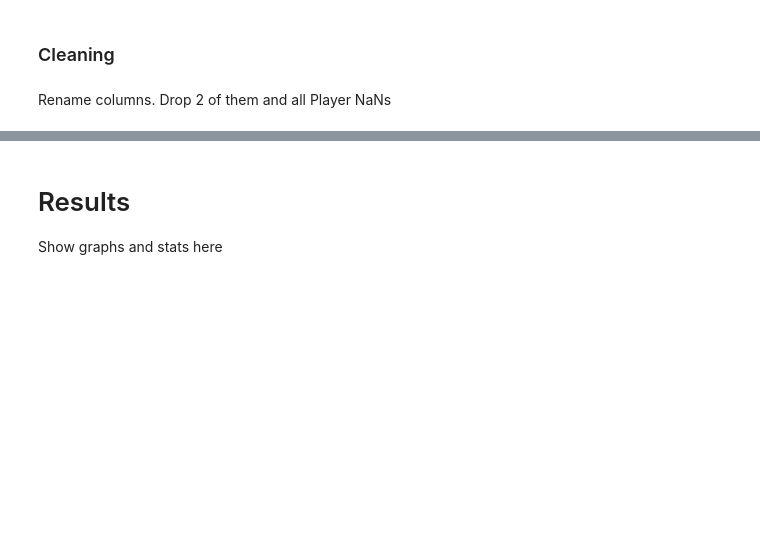
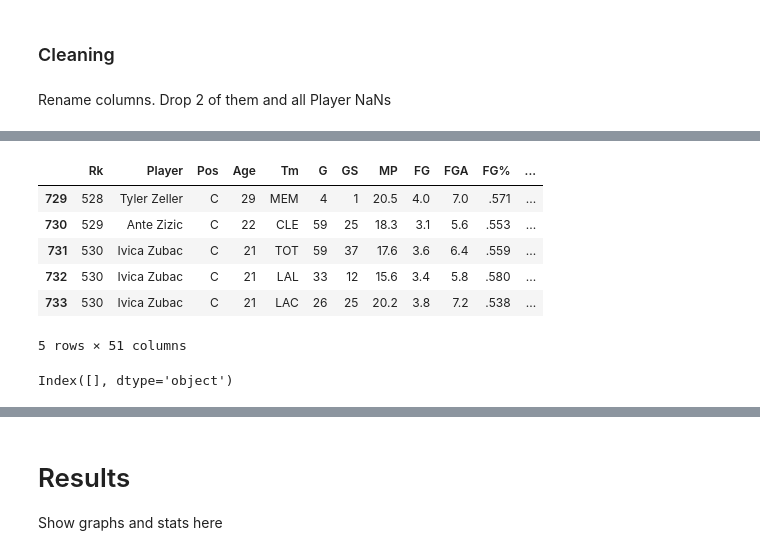
Before and after one commit to krisograbek/nba_international_players, a Jupyter notebook: NBA non-US players.ipynb, the cells around one changed output, grey strips where cells are left out. Drawn from its saved outputs; the diff is of its cells as text; code cells hidden in the pictures; blank space fills up the shorter version.

```diff
--- a/NBA non-US players.ipynb
+++ b/NBA non-US players.ipynb
@@ -184,0 +349,6 @@ Let's begin with removing whitespaces at the end
+# %%
+stats_rows_to_delete = stats_2019.loc[stats_2019['Player'] == 'Player']
+adv_rows_to_delete = adv_2019.loc[adv_2019['Player'] == 'Player']
+
+stats_2019 = stats_2019.drop(stats_rows_to_delete.index)
+adv_2019 = adv_2019.drop(adv_rows_to_delete.index)
@@ -184,0 +357,2 @@ Let's begin with removing whitespaces at the end
+# %%
+adv_2019 = adv_2019.loc[:, ~adv_2019.columns.str.contains('Unnamed')]
@@ -184,0 +378,15 @@ Let's begin with removing whitespaces at the end
+# %%
+stats_2019['Year'] = 2019
+stats_2019.tail()
+# %% [output]
+|  | Rk | Player | Pos | Age | Tm | G | GS | MP | FG | FGA | FG% | ... |
+| 729 | 528 | Tyler Zeller | C | 29 | MEM | 4 | 1 | 20.5 | 4.0 | 7.0 | .571 | ... |
+| 730 | 529 | Ante Zizic | C | 22 | CLE | 59 | 25 | 18.3 | 3.1 | 5.6 | .553 | ... |
+| 731 | 530 | Ivica Zubac | C | 21 | TOT | 59 | 37 | 17.6 | 3.6 | 6.4 | .559 | ... |
+| 732 | 530 | Ivica Zubac | C | 21 | LAL | 33 | 12 | 15.6 | 3.4 | 5.8 | .580 | ... |
+| 733 | 530 | Ivica Zubac | C | 21 | LAC | 26 | 25 | 20.2 | 3.8 | 7.2 | .538 | ... |
+5 rows × 51 columns
+# %%
+stat.columns.difference(stats_2019.columns)
+# %% [output]
+Index([], dtype='object')
```
Also changed, not shown: parts of 49 cells of this notebook.
